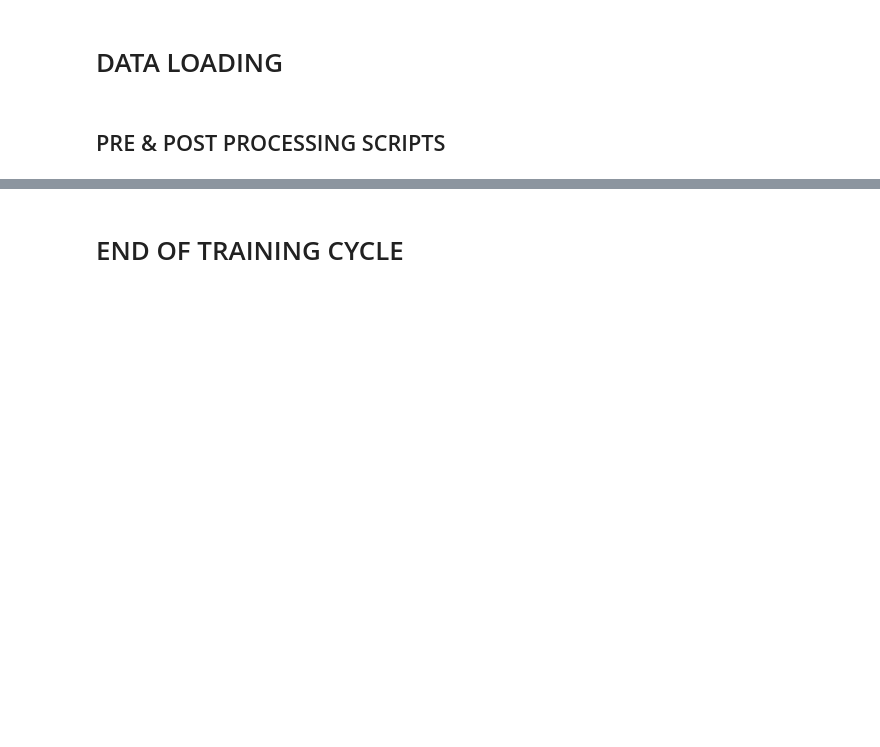
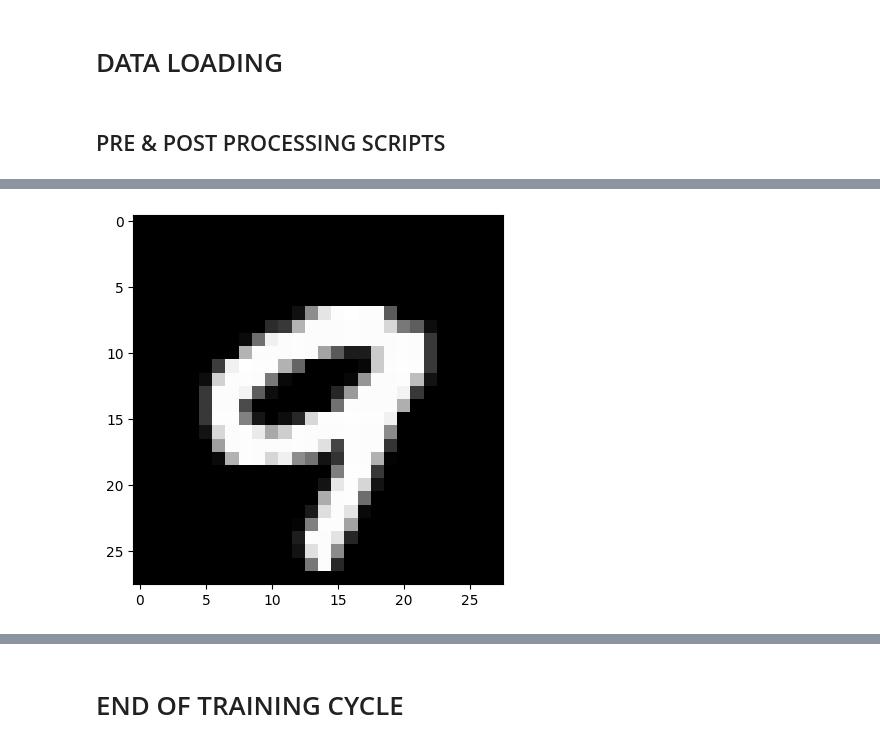
Before and after one commit to mertyigit/PointNet-Transformer, a Jupyter notebook: notebooks/vit_dev.ipynb, the cells around one changed output, grey strips where cells are left out. Saved outputs shown, nothing was run; the diff lists cells and outputs as text; code cells hidden in the pictures; blank space fills up the shorter version.

```diff
--- a/notebooks/vit_dev.ipynb
+++ b/notebooks/vit_dev.ipynb
@@ -97,15 +97,15 @@ def depatchify(patches, n_patches, chw):
     patch_w = chw[2] // n_patches
     n = patches.shape[0]
 
-    images_recovered = torch.zeros(n, chw[0], chw[1], chw[2])
+    images_recovered = torch.zeros(n, chw[0], chw[1], chw[2],  device='mps')
 
     for idx, patch in enumerate(patches):
 
-        image_r = torch.empty(0, w)
+        image_r = torch.empty(0, chw[2],  device='mps')
 
         for i in range(n_patches):
             #patch_r_i_1 = patch[i, :].view(patch_h, patch_w)
-            row_tensor = torch.empty(patch_h, 0)
+            row_tensor = torch.empty(patch_h, 0,  device='mps')
             for j in range(n_patches):
                 patch_r_row = patch[i*n_patches+j, :].view(patch_h, patch_w)
                 row_tensor = torch.cat((row_tensor, patch_r_row), dim=1)
@@ -560,3 +527,7 @@ dec_output
+# %%
+TensorToImage(images[1].squeeze().detach().cpu())
+# %% [output]
+[figure, added]
 # %%
 #TensorToImage(depatchify(dec_output.detach().cpu(), n_patches, chw)[0].squeeze())
 #TensorToImageGrid(depatchify(dec_output.detach().cpu(), n_patches, chw), rows=16, cols=8)
```
Also changed, not shown: parts of 15 cells of this notebook, 4 other files.
